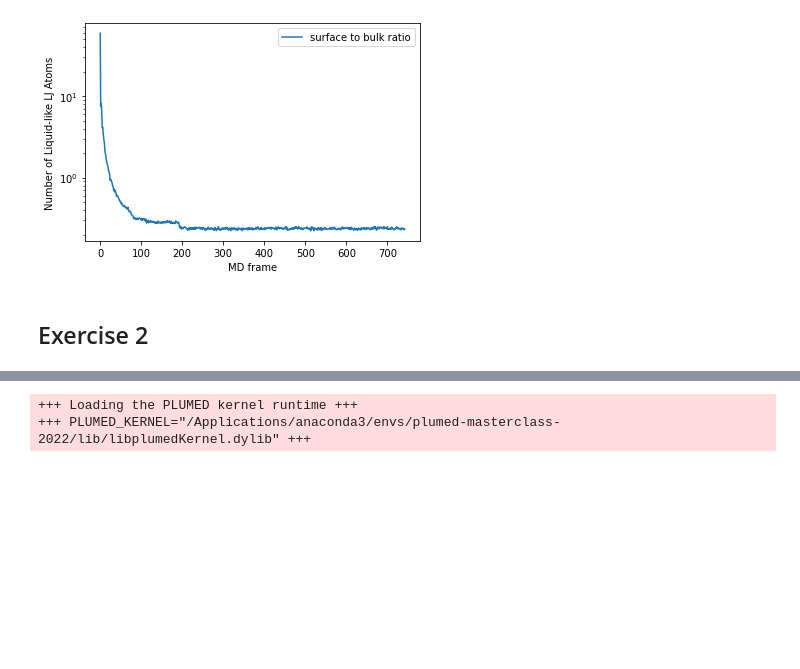
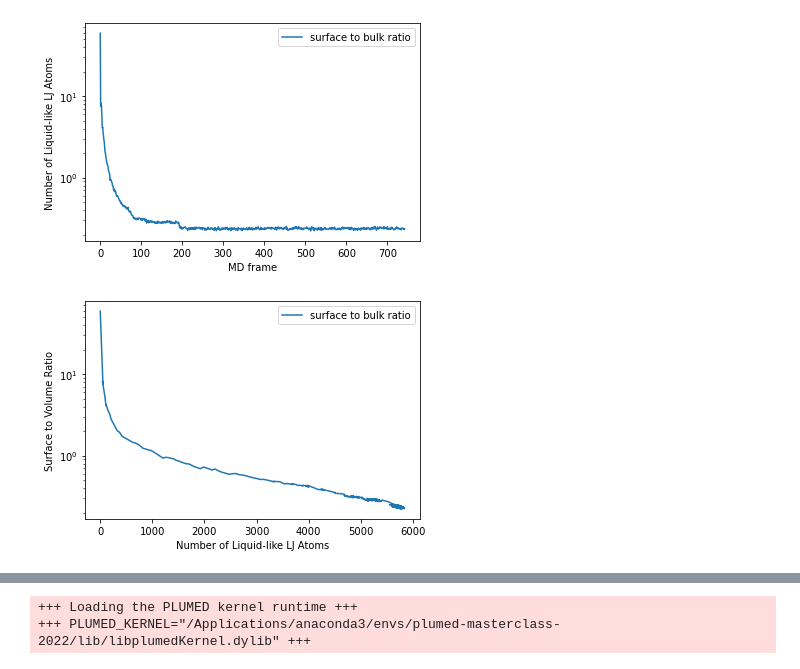
Before and after one commit to mme-ucl/PLUMED_MClass_22-08, a Jupyter notebook: Solution/Solution.ipynb, the cells around one changed output, grey strips where cells are left out. Cells and saved outputs as stored; diff of their text form; code cells hidden in the pictures; blank space fills up the shorter version.

```diff
--- a/Solution/Solution.ipynb
+++ b/Solution/Solution.ipynb
@@ -5,6 +5,24 @@ import matplotlib.pyplot as plt
 import MDAnalysis as mda
 import nglview as nv
 import numpy as np
-from nglview.datafiles import PDB, XTC
+
+# Plots setup
+from matplotlib import rc
+from matplotlib import cm
+
+import warnings
+warnings.filterwarnings('ignore')
+
+
+plt.rcParams.update({"font.size": 16})
+plw = 0.6
+pcs = 3
+pms = 3
+bfillc = [0.9,0.9,0.9]
+plt.rcParams["figure.figsize"] = (10,5)
+
+from matplotlib.ticker import (MultipleLocator,
+                               FormatStrFormatter,
+                               AutoMinorLocator)
 # %% [output]
 [interactive output not drawn]
@@ -72,5 +118,14 @@ plt.ylabel("Number of Liquid-like LJ Atoms")
 plt.legend();
 # %% [output]
 [figure]
-# %% [markdown]
-## Exercise 2
+# %%
+# plot time serie of gyration radius (r) and distance (d)
+plt.yscale("log")
+plt.plot(data['bulk.morethan'],data['ratio'], label="surface to bulk ratio")
+
+# x-y axis labels
+plt.ylabel("Surface to Volume Ratio")
+plt.xlabel("Number of Liquid-like LJ Atoms")
+plt.legend();
+# %% [output]
+[figure, added]
```
Also changed, not shown: parts of 28 cells of this notebook, 13 other files.
